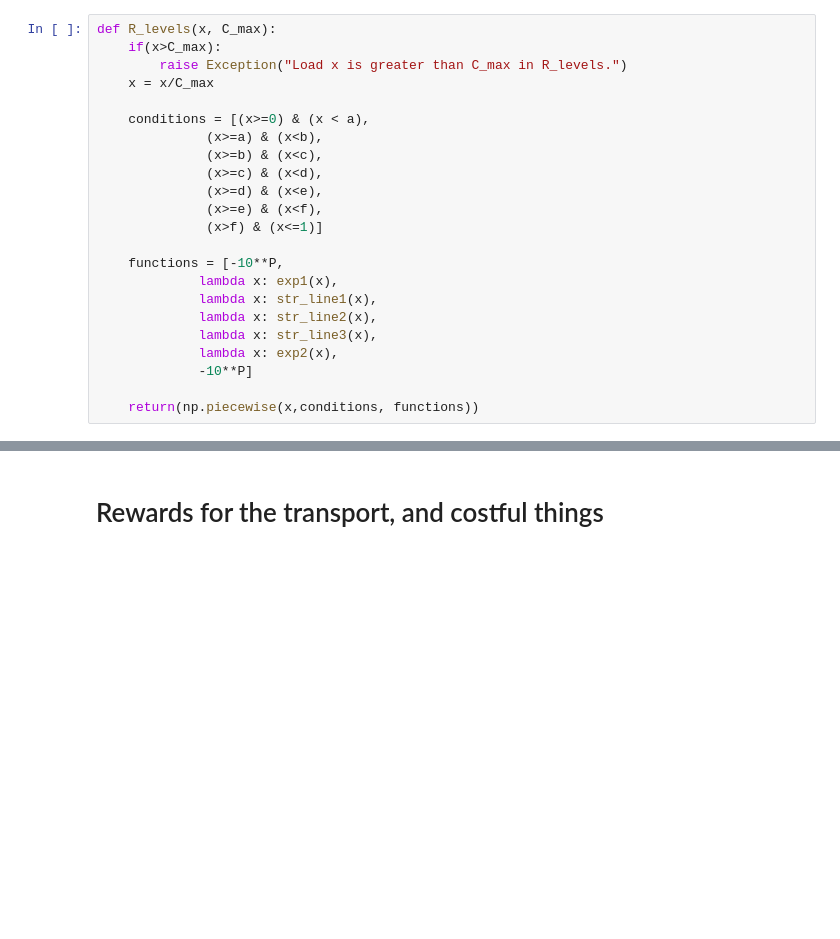
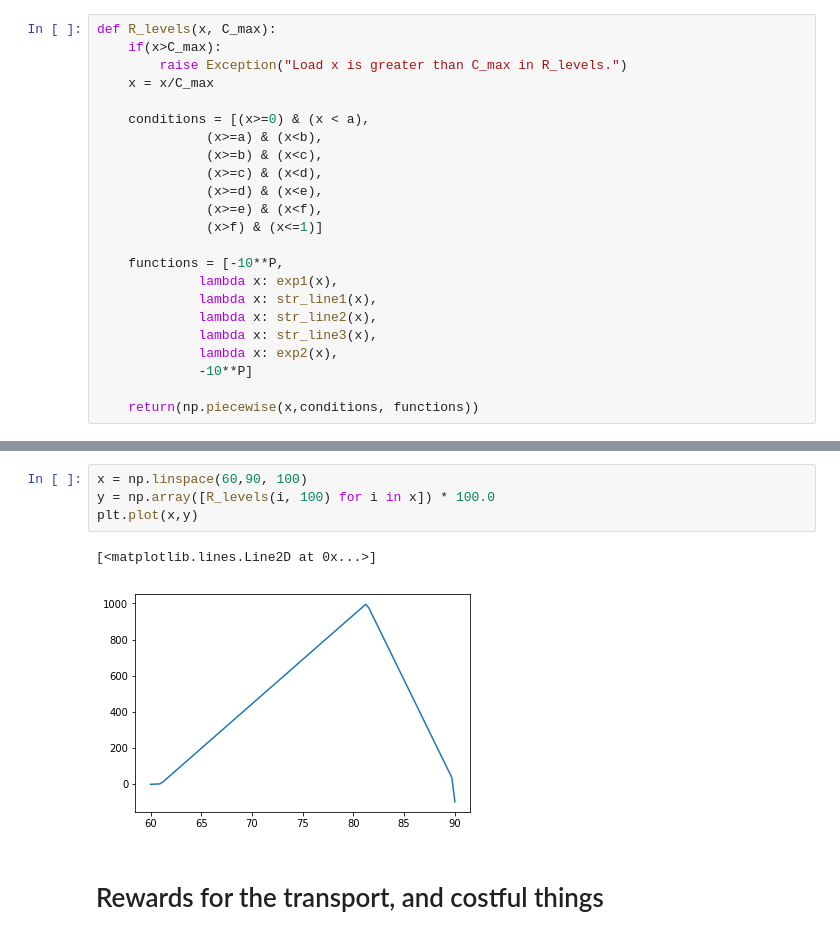
Before and after one commit to dsalgador/RL-Project, a Jupyter notebook: Reward-function.ipynb, the cells around one changed output, grey strips where cells are left out. Drawn from its saved outputs; the diff is of its cells as text; blank space fills up the shorter version.

```diff
--- a/Reward-function.ipynb
+++ b/Reward-function.ipynb
@@ -121,3 +117,10 @@ array(-10.0)
+# %%
+x = np.linspace(60,90, 100)
+y = np.array([R_levels(i, 100) for i in x]) * 100.0
+plt.plot(x,y)
+# %% [output]
+[<matplotlib.lines.Line2D at 0x...>]
+[figure, added]
 # %% [markdown]
 # Rewards for the transport, and costful things
 # %%
```
Also changed, not shown: parts of 5 cells of this notebook, 2 other files.
